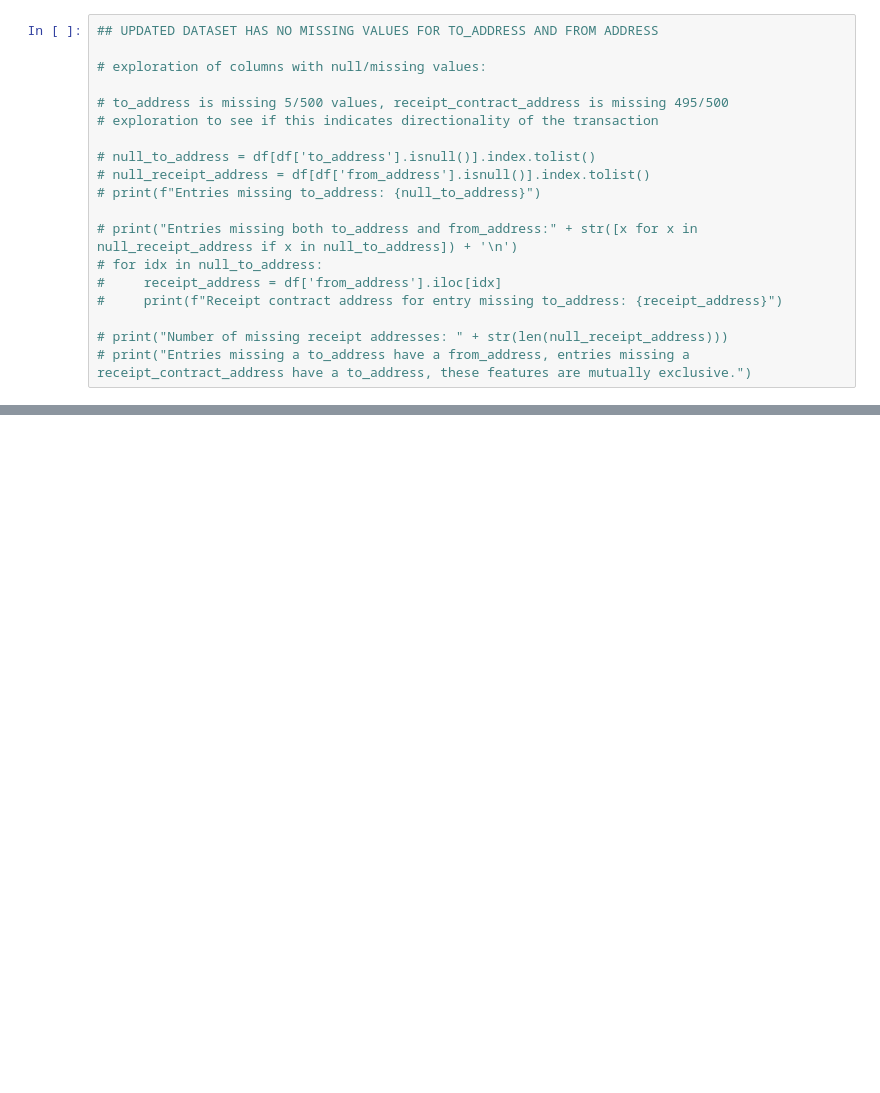
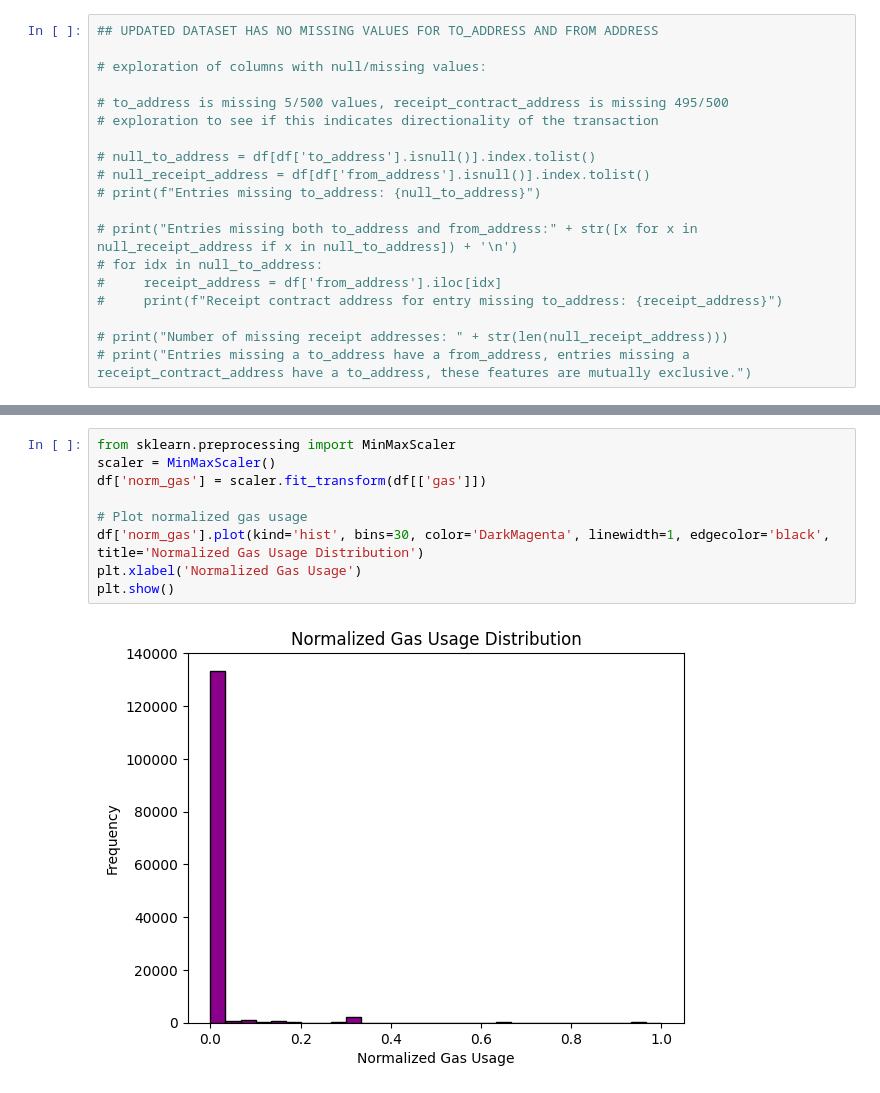
Before and after one commit to DataBuffs/detecting-ethereum-fraud, a Jupyter notebook: main.ipynb, the cells around one changed output, grey strips where cells are left out. Saved outputs shown, nothing was run; the diff lists cells and outputs as text; blank space fills up the shorter version.

```diff
--- a/main.ipynb
+++ b/main.ipynb
@@ -259,0 +263,11 @@ plt.show()
+# %%
+from sklearn.preprocessing import MinMaxScaler
+scaler = MinMaxScaler()
+df['norm_gas'] = scaler.fit_transform(df[['gas']])
+
+# Plot normalized gas usage
+df['norm_gas'].plot(kind='hist', bins=30, color='DarkMagenta', linewidth=1, edgecolor='black', title='Normalized Gas Usage Distribution')
+plt.xlabel('Normalized Gas Usage')
+plt.show()
+# %% [output]
+[figure, added]
```
Also changed, not shown: parts of 12 cells of this notebook.
